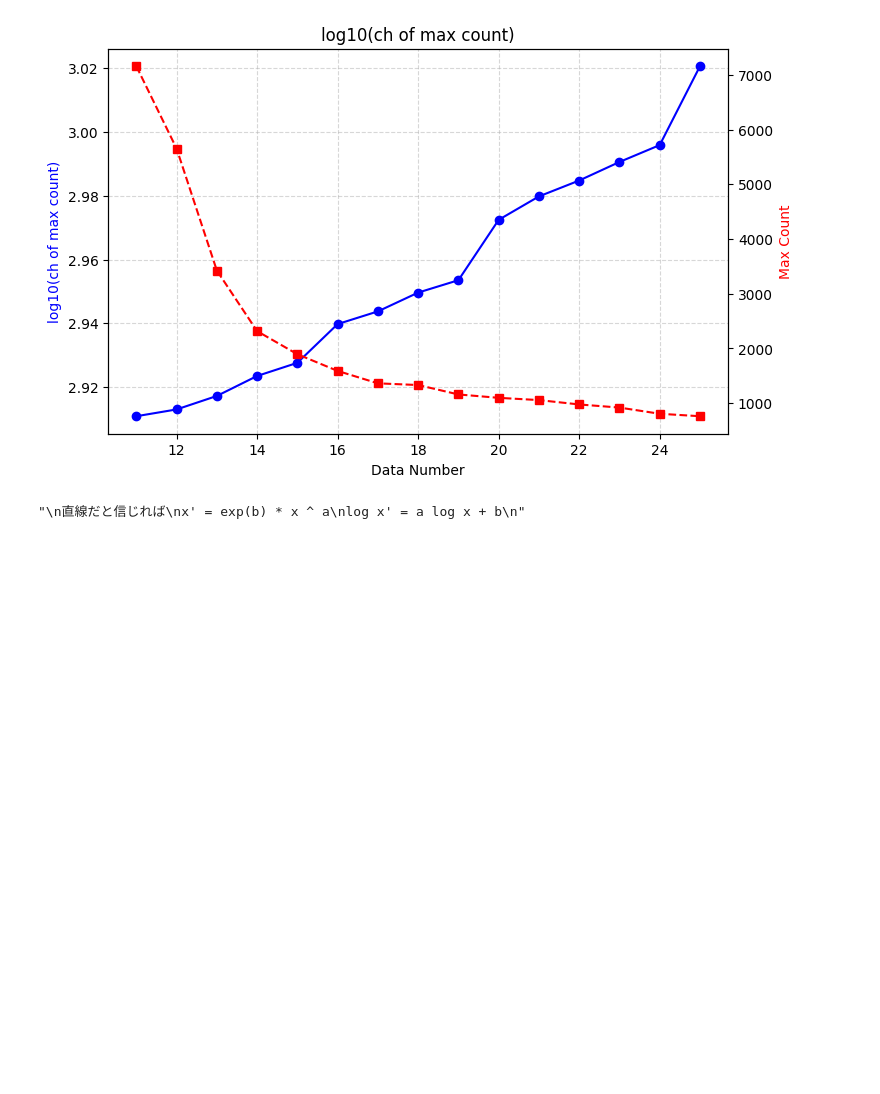
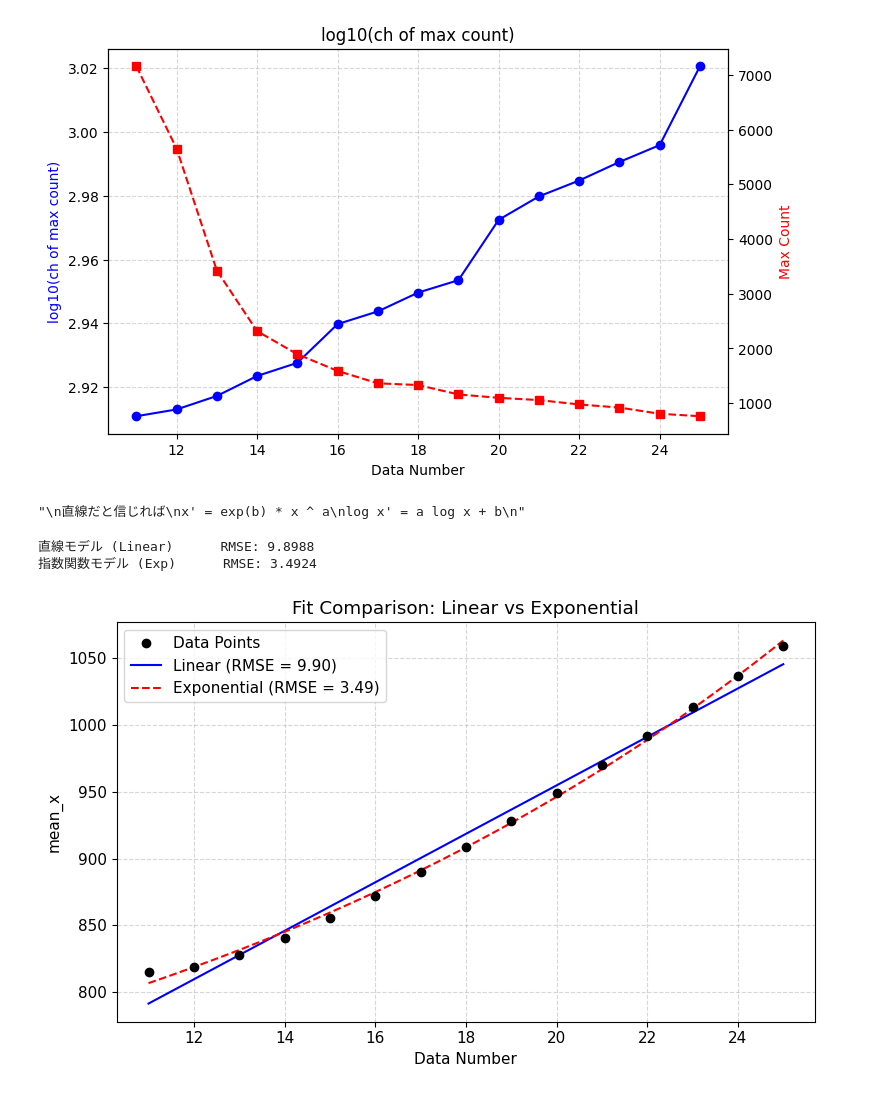
Before and after one commit to Ch1yo0/group1, a Jupyter notebook: data/changeMppc/txt/分析.ipynb, the cells around one changed output. Saved outputs shown, nothing was run; the diff lists cells and outputs as text; code cells hidden in the pictures; blank space fills up the shorter version.

```diff
--- a/data/changeMppc/txt/分析.ipynb
+++ b/data/changeMppc/txt/分析.ipynb
@@ -145,3 +145,71 @@ log x' = a(V) log x + b
 """
 # %% [output]
 "\n直線だと信じれば\nx' = exp(b) * x ^ a\nlog x' = a log x + b\n"
+# %%
+import matplotlib.pyplot as plt
+import numpy as np
+import pandas as pd
+from scipy.optimize import curve_fit
+
+# --- 1. データ準備 ---
+valid_df = res_df.dropna(subset=["mean_x"]).sort_values("data_num")
+x_data = valid_df["data_num"].values
+y_data = valid_df["mean_x"].values
+
+
+# --- 2. モデル定義 & フィッティング ---
+def linear_model(x, a, b):
+    return a * x + b
+
+
+def exp_model(x, a, b, c):
+    return a * np.exp(b * x) + c
+
+
+# 直線フィット
+popt_lin, _ = curve_fit(linear_model, x_data, y_data)
+y_pred_lin = linear_model(x_data, *popt_lin)
+
+# 指数関数フィット
+popt_exp, _ = curve_fit(exp_model, x_data, y_data, p0=[100, 0.01, 500])
+y_pred_exp = exp_model(x_data, *popt_exp)
+
+# --- 3. 平均平方残差 (RMSE) の計算 ---
+rmse_lin = np.sqrt(np.mean((y_data - y_pred_lin) ** 2))
+rmse_exp = np.sqrt(np.mean((y_data - y_pred_exp) ** 2))
+
+# 結果の表示
+print(f"直線モデル (Linear)      RMSE: {rmse_lin:.4f}")
+print(f"指数関数モデル (Exp)      RMSE: {rmse_exp:.4f}")
+
+# --- 4. フィットプロット ---
+x_smooth = np.linspace(x_data.min(), x_data.max(), 200)
+
+plt.figure(figsize=(8, 5))
+plt.plot(
+    x_data, y_data, "ko", label="Data Points", zorder=3
+)  # 測定データ (黒点)
+plt.plot(
+    x_smooth,
+    linear_model(x_smooth, *popt_lin),
+    "b-",
+    label=f"Linear (RMSE = {rmse_lin:.2f})",
+)
+plt.plot(
+    x_smooth,
+    exp_model(x_smooth, *popt_exp),
+    "r--",
+    label=f"Exponential (RMSE = {rmse_exp:.2f})",
+)
+
+plt.xlabel("Data Number")
+plt.ylabel("mean_x")
+plt.title("Fit Comparison: Linear vs Exponential")
+plt.grid(True, linestyle="--", alpha=0.5)
+plt.legend()
+plt.tight_layout()
+plt.show()
+# %% [output]
+直線モデル (Linear)      RMSE: 9.8988
+指数関数モデル (Exp)      RMSE: 3.4924
+[figure, added]
```
